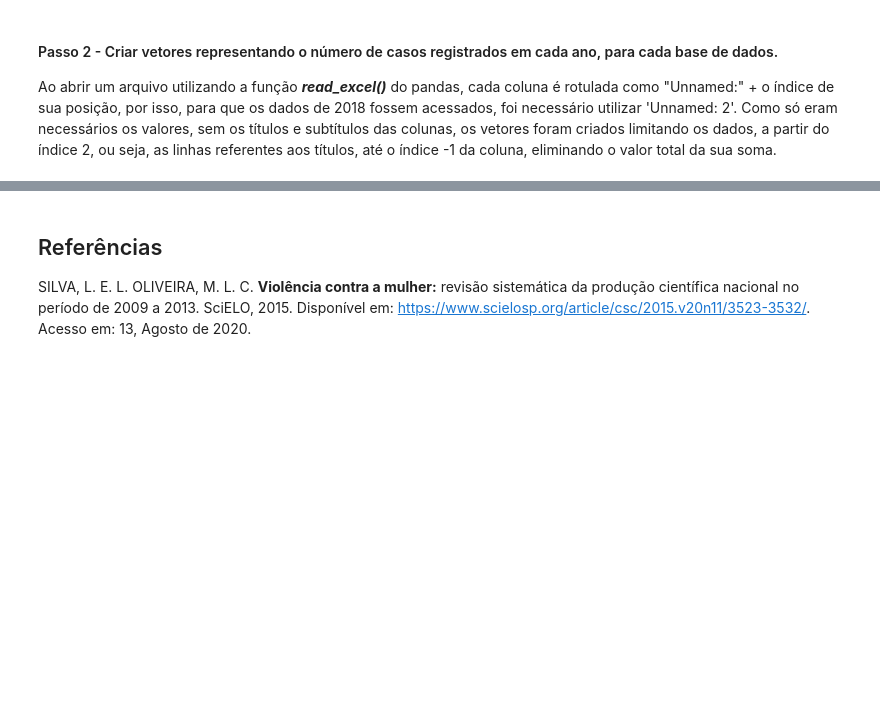
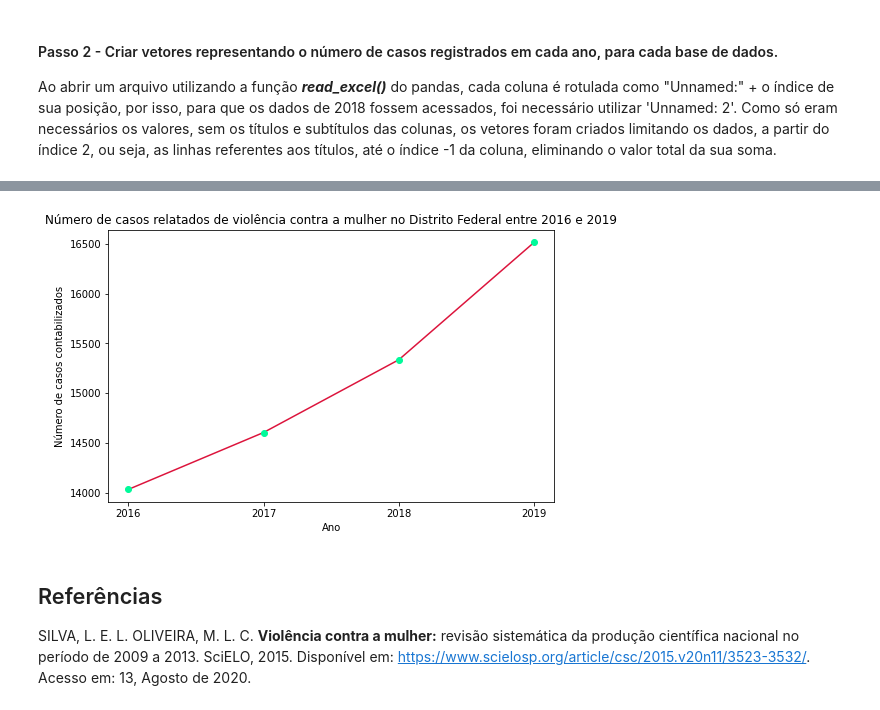
Before and after one commit to joaopsilvam/Projetos, a Jupyter notebook: Computação Científica com Python - Projeto Final.ipynb, the cells around one changed output, grey strips where cells are left out. Saved outputs shown, nothing was run; the diff lists cells and outputs as text; code cells hidden in the pictures; blank space fills up the shorter version.

```diff
--- a/Computação Científica com Python - Projeto Final.ipynb
+++ b/Computação Científica com Python - Projeto Final.ipynb
@@ -59,3 +54,25 @@ plt.show()
+# %%
+anos = ['2016', '2017', '2018', '2019']
+
+soma_2016 = np.sum(mar_2016)
+soma_2017 = np.sum(mar_2017)
+soma_2018 = np.sum(mar_2018)
+soma_2019 = np.sum(mar_2019)
+
+soma = [soma_2016, soma_2017, soma_2018, soma_2019]
+
+fig = plt.figure(figsize=(8,5))
+
+plt.plot(anos, soma, color = '#DC143C')
+plt.plot(anos, soma, 'o', color = '#00FA9A')
+
+plt.xlabel("Ano")
+plt.ylabel("Número de casos contabilizados")
+plt.title("Número de casos relatados de violência contra a mulher no Distrito Federal entre 2016 e 2019")
+
+plt.show()
+# %% [output]
+[figure, added]
 # %% [markdown]
 ## Referências
 
```
Also changed, not shown: parts of 4 cells of this notebook.
